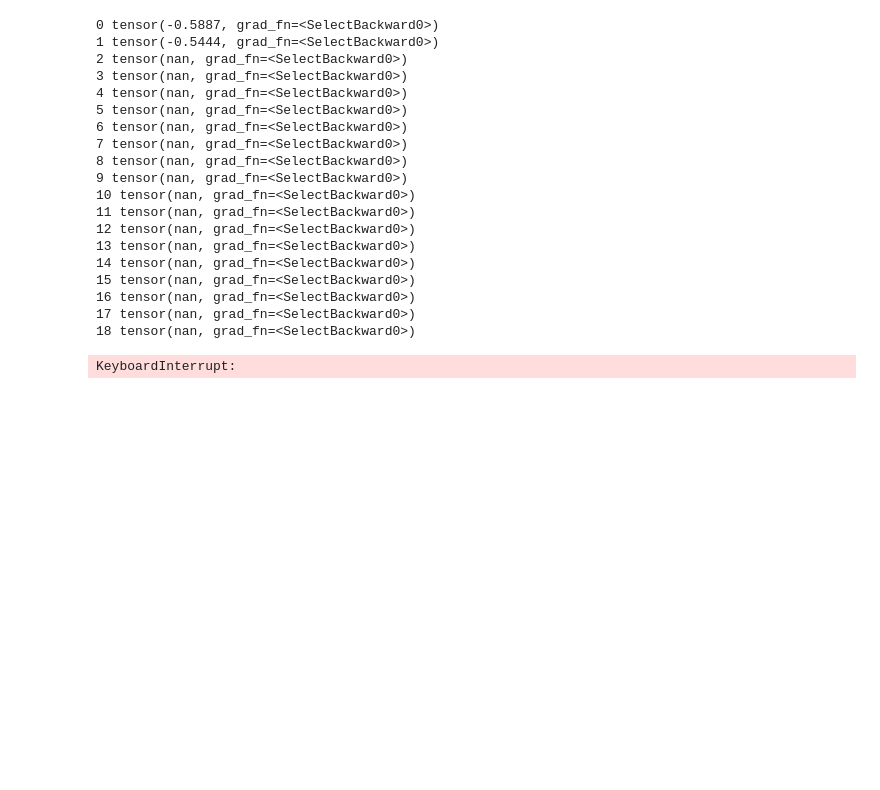
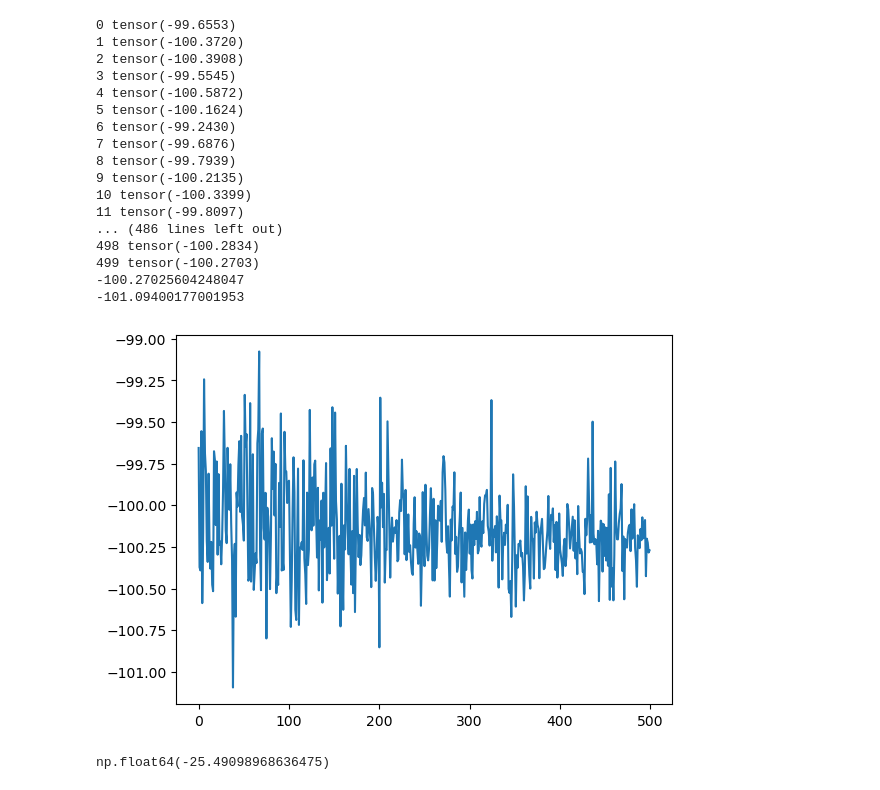
Before and after one commit to tlin06/kans_urop, a Jupyter notebook: MLP_MC/manual_gradients.ipynb, the cells around one changed output. Cells and saved outputs as stored; diff of their text form; code cells hidden in the pictures; blank space fills up the shorter version.

Commit message:
made methods to set calculated gradient manually and did medium scale testing

```diff
--- a/MLP_MC/manual_gradients.ipynb
+++ b/MLP_MC/manual_gradients.ipynb
@@ -278,2 +502,7 @@ def update_gradients(model, lr):
+# %%
+num_epochs = 1000
+data_rate = 1
+num_samples = 256
 # %%
-N = 6; J = 1; Gamma = 0.1
+N=10; J=1; Gamma=10
+lib.ground_state_energy(Gamma, N)
@@ -311,19 +519,15 @@ tensor([[-0.1308,  0.2979, -0.2408, -0.2620,  0.1666,  0.0668],
-# %%
-num_epochs = 1000
-data_rate = 1
-num_samples = 128
 # %%
 epochs = []
 energy_data = []
-optimizer = torch.optim.SGD(model.parameters(), lr = 1e-5)
-for epoch in range(num_epochs):
-    # mh_state = MHNeuralState(N, model, log_amp_phase, lambda x: bitflip_x(x, N, 1), 2 ** (N - 1), num_samples)
-    mh_state = UniformNeuralState(N, model, log_amp_phase, 2 ** N)
+optimizer = torch.optim.SGD(model.parameters(), lr = 0.1)
+for epoch in range(500): # range(num_epochs):
+    mh_state = MHNeuralState(N, model, log_amp_phase, lambda x: bitflip_x(x, N, 1), 2 ** (N - 1), num_samples)
+    # mh_state = UniformNeuralState(N, model, log_amp_phase, 2 ** N)
     optimizer.zero_grad()
     energy = set_gradients(mh_state, N, J, Gamma, model)
     # energy = lib.TFIM_expectation_using_locals(mh_state, N, J, Gamma, model, log_amp_phase)
     optimizer.step()
-    # update_gradients(model, 1e-5)
+    # update_gradients(model, 1e-2)
     if epoch % data_rate == 0:
         energy_data.append(energy.item().real)
         epochs.append(epoch)
@@ -332,23 +536,29 @@ for epoch in range(num_epochs):
 print(energy_data[-1])
 print(min(energy_data))
 # %% [output]
-0 tensor(-0.5887, grad_fn=<SelectBackward0>)
-1 tensor(-0.5444, grad_fn=<SelectBackward0>)
-2 tensor(nan, grad_fn=<SelectBackward0>)
-3 tensor(nan, grad_fn=<SelectBackward0>)
-4 tensor(nan, grad_fn=<SelectBackward0>)
-5 tensor(nan, grad_fn=<SelectBackward0>)
-6 tensor(nan, grad_fn=<SelectBackward0>)
-7 tensor(nan, grad_fn=<SelectBackward0>)
-8 tensor(nan, grad_fn=<SelectBackward0>)
-9 tensor(nan, grad_fn=<SelectBackward0>)
-10 tensor(nan, grad_fn=<SelectBackward0>)
-11 tensor(nan, grad_fn=<SelectBackward0>)
-12 tensor(nan, grad_fn=<SelectBackward0>)
-13 tensor(nan, grad_fn=<SelectBackward0>)
-14 tensor(nan, grad_fn=<SelectBackward0>)
-15 tensor(nan, grad_fn=<SelectBackward0>)
-16 tensor(nan, grad_fn=<SelectBackward0>)
-17 tensor(nan, grad_fn=<SelectBackward0>)
-18 tensor(nan, grad_fn=<SelectBackward0>)
+0 tensor(-99.6553)
+1 tensor(-100.3720)
+2 tensor(-100.3908)
+3 tensor(-99.5545)
+4 tensor(-100.5872)
+5 tensor(-100.1624)
+6 tensor(-99.2430)
+7 tensor(-99.6876)
+8 tensor(-99.7939)
+9 tensor(-100.2135)
+10 tensor(-100.3399)
+11 tensor(-99.8097)
+... (486 lines left out)
+498 tensor(-100.2834)
+499 tensor(-100.2703)
+-100.27025604248047
+-101.09400177001953
-KeyboardInterrupt:
+# %%
+plt.plot(epochs, energy_data)
+plt.show()
+# %% [output]
+[figure, added]
+# %%
+20 * lib.ground_state_energy_per_site(1, 20)
+# %% [output]
+np.float64(-25.49098968636475)
```
Also changed, not shown: parts of 35 cells of this notebook, 42 other files.
